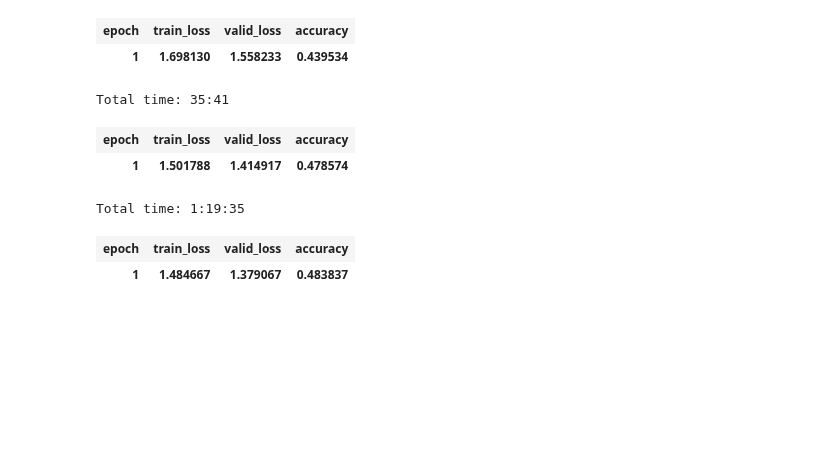
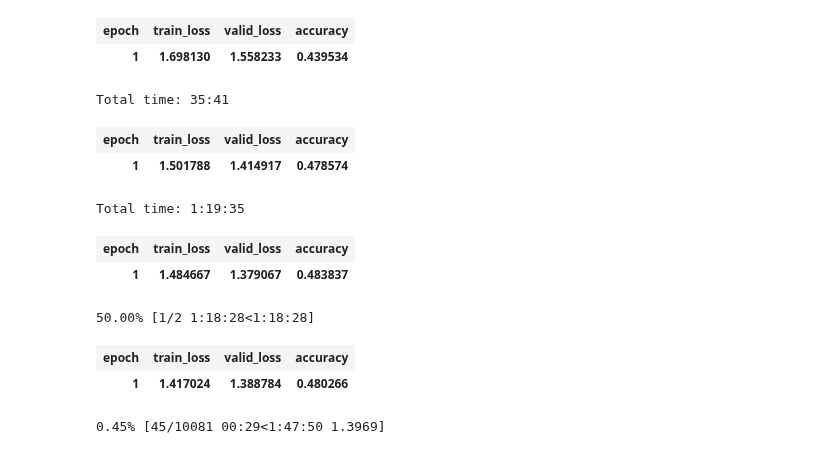
Before and after one commit to navneetkrc/Deep-Learning-Experiments-implemented-using-Google-Colab, a Jupyter notebook: Medicine_review_ULMFiT_fastai_Short.ipynb, the cells around one changed output. Saved outputs shown, nothing was run; the diff lists cells and outputs as text; code cells hidden in the pictures; blank space fills up the shorter version.

```diff
--- a/Medicine_review_ULMFiT_fastai_Short.ipynb
+++ b/Medicine_review_ULMFiT_fastai_Short.ipynb
@@ -333,5 +333,12 @@ learn.fit_one_cycle(1, slice(2e-3/100, 2e-3))
 Total time: 1:19:35
 | epoch | train_loss | valid_loss | accuracy |
 | 1 | 1.484667 | 1.379067 | 0.483837 |
+# %%
+learn.fit_one_cycle(2, slice(2e-3/100, 2e-3))
+# %% [output]
+50.00% [1/2 1:18:28<1:18:28]
+| epoch | train_loss | valid_loss | accuracy |
+| 1 | 1.417024 | 1.388784 | 0.480266 |
+0.45% [45/10081 00:29<1:47:50 1.3969]
 # %%
 print("process completed")
```
Also changed, not shown: parts of 2 cells of this notebook.
